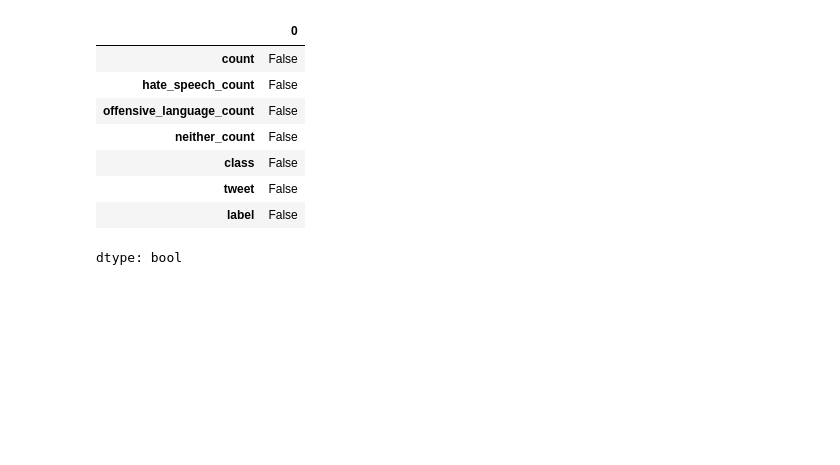
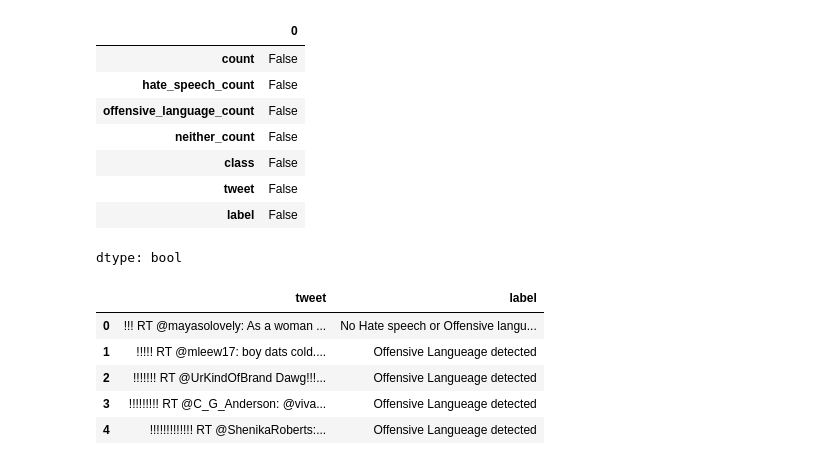
Before and after one commit to Aniebiet1/Explicit-Content-Detector, a Jupyter notebook: Text_Explicit_detector.ipynb, the cells around one changed output. Drawn from its saved outputs; the diff is of its cells as text; code cells hidden in the pictures; blank space fills up the shorter version.

```diff
--- a/Text_Explicit_detector.ipynb
+++ b/Text_Explicit_detector.ipynb
@@ -76,3 +76,13 @@ df.isnull().any()
 | tweet | False |
 | label | False |
 dtype: bool
+# %%
+df = df[["tweet", "label"]]
+df.head()
+# %% [output]
+|  | tweet | label |
+| 0 | !!! RT @mayasolovely: As a woman ... | No Hate speech or Offensive langu... |
+| 1 | !!!!! RT @mleew17: boy dats cold.... | Offensive Langueage detected |
+| 2 | !!!!!!! RT @UrKindOfBrand Dawg!!!... | Offensive Langueage detected |
+| 3 | !!!!!!!!! RT @C_G_Anderson: @viva... | Offensive Langueage detected |
+| 4 | !!!!!!!!!!!!! RT @ShenikaRoberts:... | Offensive Langueage detected |
```
Also changed, not shown: parts of 2 cells of this notebook.
